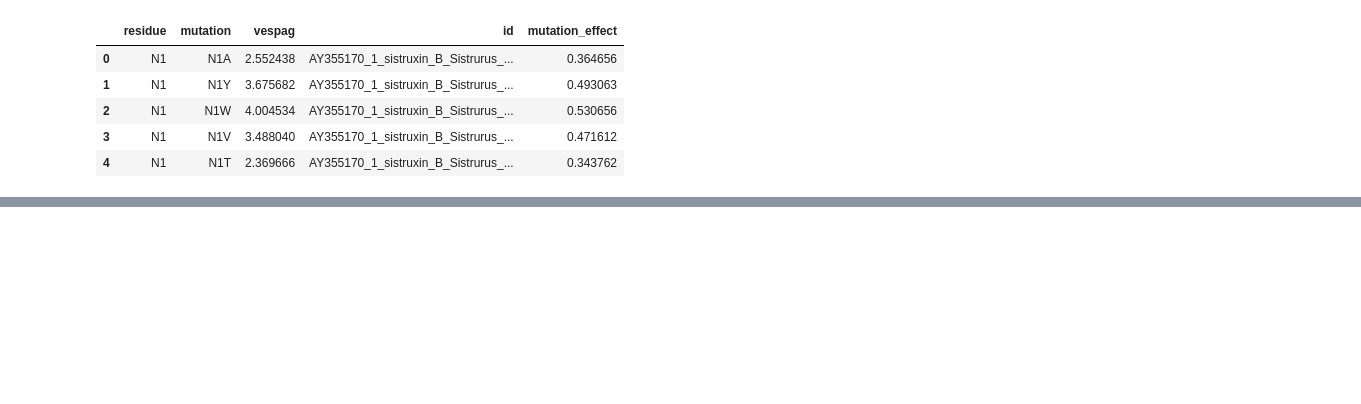
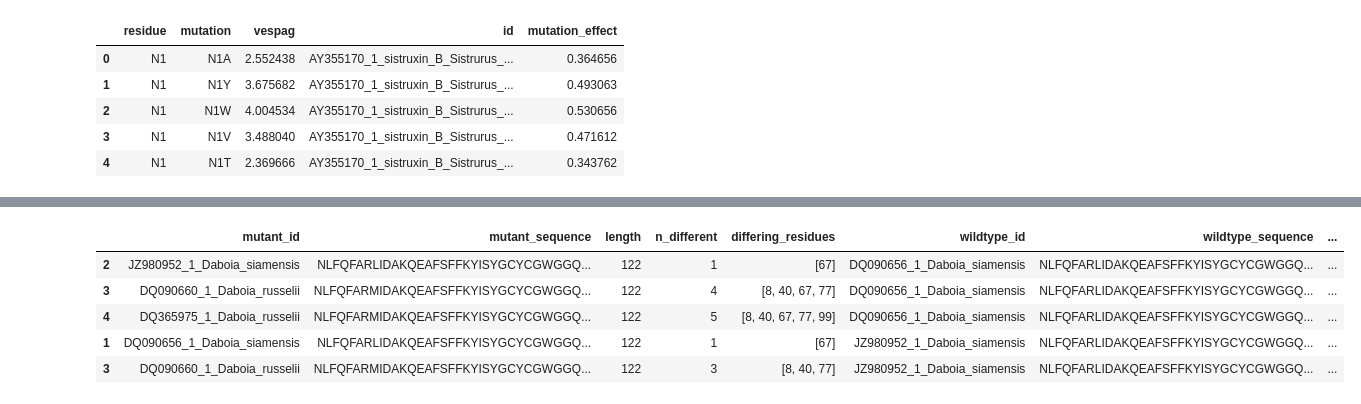
Before and after one commit to FoxHarley/VespaG, a Jupyter notebook: notebooks/symmetric_prediction.ipynb, the cells around one changed output, grey strips where cells are left out. Drawn from its saved outputs; the diff is of its cells as text; code cells hidden in the pictures; blank space fills up the shorter version.

```diff
--- a/notebooks/symmetric_prediction.ipynb
+++ b/notebooks/symmetric_prediction.ipynb
@@ -73,0 +50,29 @@ vespag_results.head()
+# %%
+def get_differing_residues(pla2_sequences, sequence_id):
+    """
+    Couldn't come up with a better name for a function.
+
+    Determines the sequences that the sequence can mutate into (same length as sequence).
+    Determines the (number of) residues that differ between the sequence and the sequences that the sequence can mutate into.
+    """
+    sequence_length = pla2_sequences[pla2_sequences['id'] == sequence_id]['length'].values[0]
+    sequence = pla2_sequences[pla2_sequences['id'] == sequence_id]['sequence'].values[0]
+    family_sequences = pla2_sequences[(pla2_sequences['length'] == sequence_length) & (pla2_sequences['id'] != sequence_id)].copy()
+    family_sequences['n_different'] = family_sequences.apply(lambda x: sum([1 for i in range(len(x['sequence'])) if x['sequence'][i] != sequence[i]]), axis=1)
+    family_sequences['differing_residues'] = family_sequences.apply(lambda x: [i+1 for i in range(len(x['sequence'])) if x['sequence'][i] != sequence[i]], axis=1)
+    family_sequences = family_sequences.sort_values('n_different')
+    return family_sequences
+
+dfs = []
+for idx, row in tqdm(pla2_sequences.iterrows(), total=pla2_sequences.shape[0], desc='Calculating differing residues'):
+    try:
+        df = get_differing_residues(pla2_sequences, row['id'])
+        df['wildtype_id'] = row['id']
+        df['wildtype_sequence'] = row['sequence']
+        df = df.rename(columns={'id': 'mutant_id', 'sequence': 'mutant_sequence'})
+        dfs.append(df[df.n_different <= 10])
+    except:
+        pass
+
+dfs = pd.concat(dfs)
+dfs.head()
@@ -74 +86,20 @@ vespag_results.head()
+# %%
+# build the mutations from c atrox to other sequences
+def build_mutation(differing_residues, wildtype_sequence, mutant_sequence):
+    mutations = []
+    inverted_mutation = []
+    for r in differing_residues:
+        mutations.append(f'{wildtype_sequence[r-1]}{r}{mutant_sequence[r-1]}')
+        inverted_mutation.append(f'{mutant_sequence[r-1]}{r}{wildtype_sequence[r-1]}')
+    return mutations, inverted_mutation
+
+dfs['mutations'], dfs['inverted_mutations'] = zip(*dfs.apply(lambda x: build_mutation(x['differing_residues'], x['wildtype_sequence'], x['mutant_sequence']), axis=1))
+dfs.head()
+# %% [output]
+|  | mutant_id | mutant_sequence | length | n_different | differing_residues | wildtype_id | wildtype_sequence | ... |
+| 2 | JZ980952_1_Daboia_siamensis | NLFQFARLIDAKQEAFSFFKYISYGCYCGWGGQ... | 122 | 1 | [67] | DQ090656_1_Daboia_siamensis | NLFQFARLIDAKQEAFSFFKYISYGCYCGWGGQ... | ... |
+| 3 | DQ090660_1_Daboia_russelii | NLFQFARMIDAKQEAFSFFKYISYGCYCGWGGQ... | 122 | 4 | [8, 40, 67, 77] | DQ090656_1_Daboia_siamensis | NLFQFARLIDAKQEAFSFFKYISYGCYCGWGGQ... | ... |
+| 4 | DQ365975_1_Daboia_russelii | NLFQFARMIDAKQEAFSFFKYISYGCYCGWGGQ... | 122 | 5 | [8, 40, 67, 77, 99] | DQ090656_1_Daboia_siamensis | NLFQFARLIDAKQEAFSFFKYISYGCYCGWGGQ... | ... |
+| 1 | DQ090656_1_Daboia_siamensis | NLFQFARLIDAKQEAFSFFKYISYGCYCGWGGQ... | 122 | 1 | [67] | JZ980952_1_Daboia_siamensis | NLFQFARLIDAKQEAFSFFKYISYGCYCGWGGQ... | ... |
+| 3 | DQ090660_1_Daboia_russelii | NLFQFARMIDAKQEAFSFFKYISYGCYCGWGGQ... | 122 | 3 | [8, 40, 77] | JZ980952_1_Daboia_siamensis | NLFQFARLIDAKQEAFSFFKYISYGCYCGWGGQ... | ... |
 # %%
```
Also changed, not shown: parts of 17 cells of this notebook, 10 other files.
